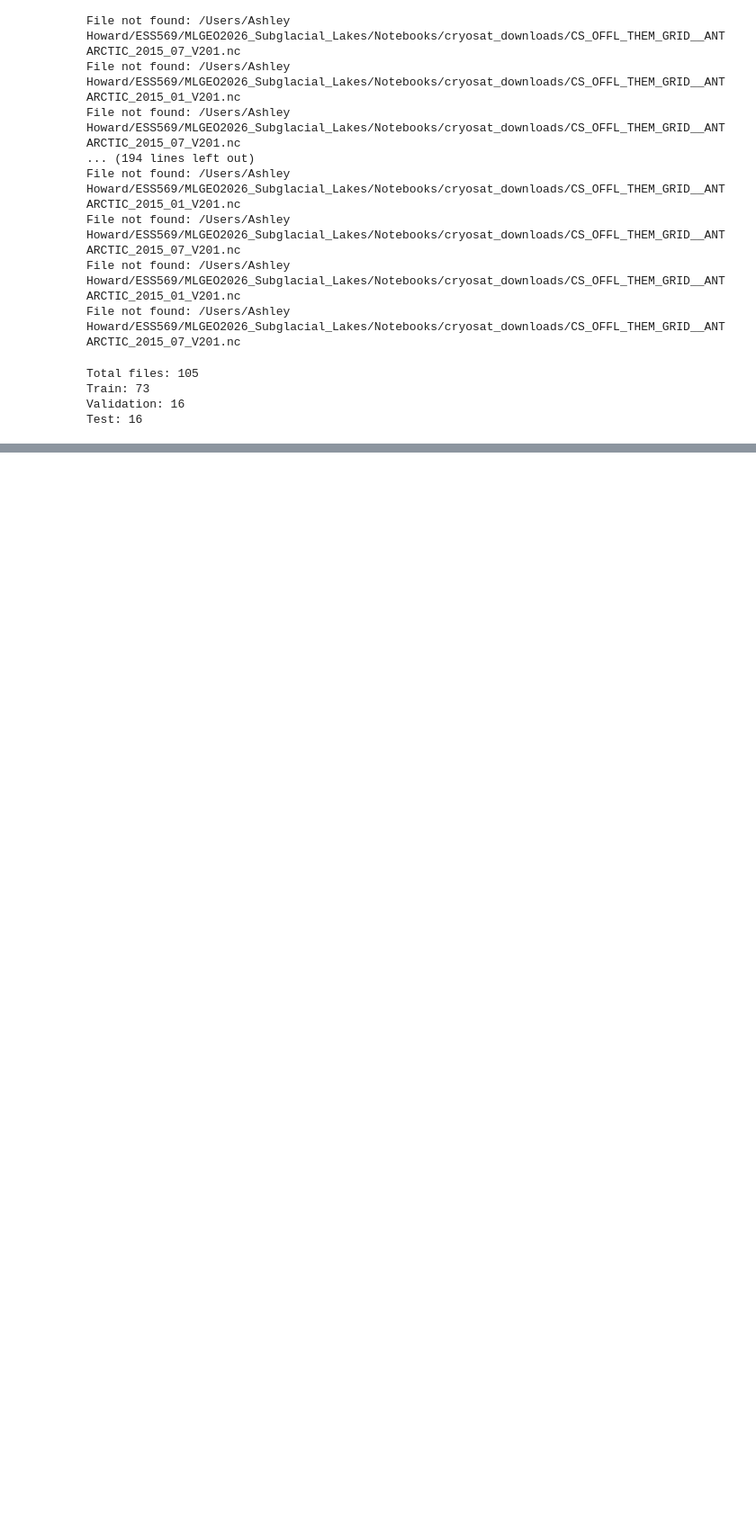
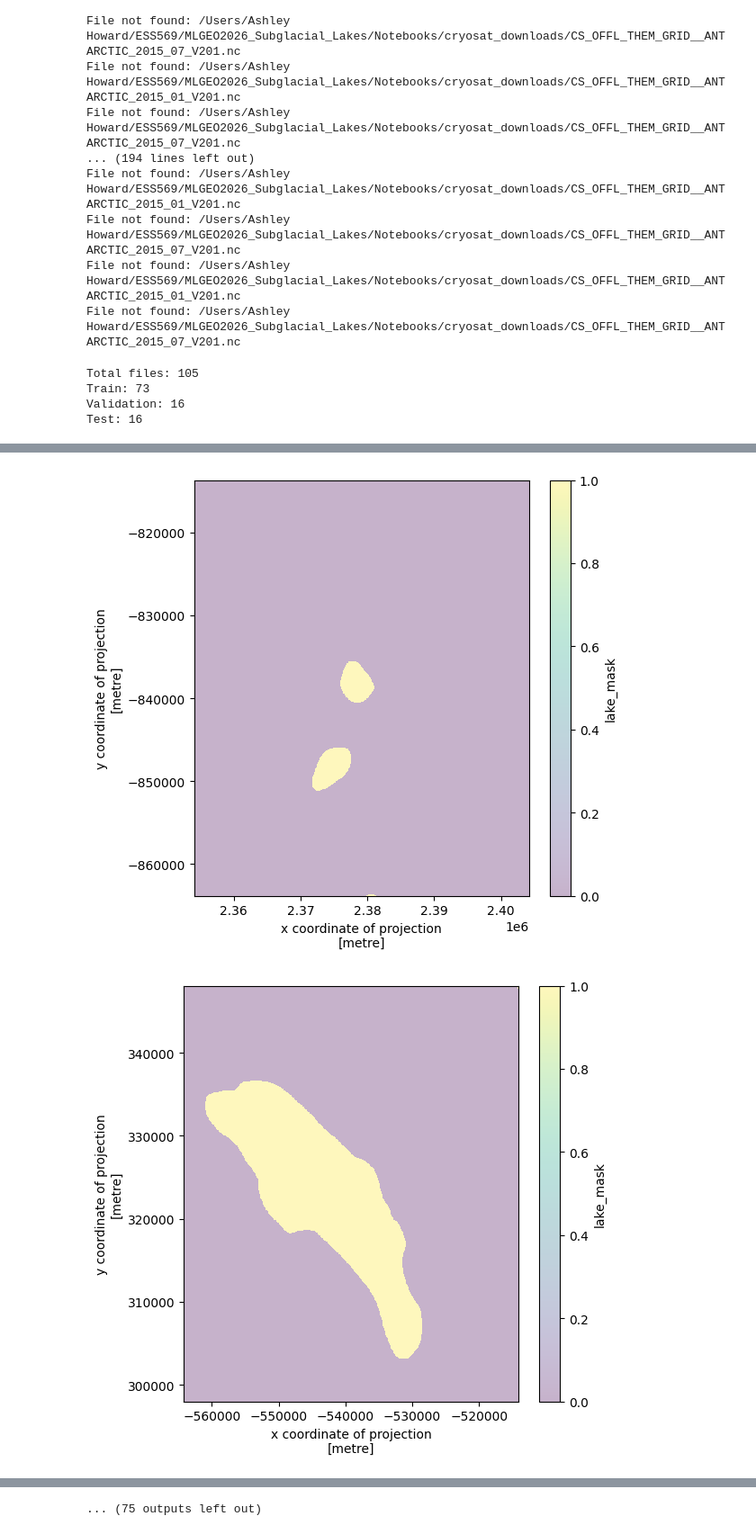
Before and after one commit to UW-MLGEO/MLGEO2026_Subglacial_Lakes, a Jupyter notebook: Notebooks/5.1_Data_Finalized_Split.ipynb, the cells around one changed output, grey strips where cells are left out. Shown at 90% size. Saved outputs shown, nothing was run; the diff lists cells and outputs as text; code cells hidden in the pictures; blank space fills up the shorter version.

```diff
--- a/Notebooks/5.1_Data_Finalized_Split.ipynb
+++ b/Notebooks/5.1_Data_Finalized_Split.ipynb
@@ -338,0 +488,19 @@ df.to_csv(out_dir/"dataset_split.csv", index=False)
+# %%
+import geopandas as gpd
+
+existing_boundary_pathName = r'/Users/Ashley Howard/ESS569/MLGEO2026_Subglacial_Lakes/Notebooks/Wilson_2025_Antarctica_SGL_data_and_code/boundaries/existing_sgl_lake_boundaries/*.geojson'
+new_boundary_pathName = r'/Users/Ashley Howard/ESS569/MLGEO2026_Subglacial_Lakes/Notebooks/Wilson_2025_Antarctica_SGL_data_and_code/boundaries/new_sgl_glake_boundaries/*.geojson'
+
+import glob
+
+existing_filePaths = glob.glob(existing_boundary_pathName)
+existing_gdfs = [gpd.read_file(f).assign(lake_name=os.path.basename(f)) for f in existing_filePaths]
+print(len(existing_gdfs))
+
+new_filePaths = glob.glob(new_boundary_pathName)
+new_gdfs = [gpd.read_file(f).assign(lake_name=os.path.basename(f)) for f in new_filePaths]
+print(len(new_gdfs))
+
+lakes = gpd.GeoDataFrame(pd.concat(existing_gdfs + new_gdfs, ignore_index=True))
+
+lakes = lakes.to_crs("EPSG:3031")
@@ -338,0 +594,54 @@ df.to_csv(out_dir/"dataset_split.csv", index=False)
+# %%
+anomaly_folder = r'/Users/Ashley Howard/ESS569/MLGEO2026_Subglacial_Lakes/Notebooks/lakesTS/'
+mask_folder =  r'/Users/Ashley Howard/ESS569/MLGEO2026_Subglacial_Lakes/Notebooks/lake_masks/'
+files = sorted(glob.glob(anomaly_folder + "*.nc"))
+
+for file in files:
+
+    print("Processing:", file)
+
+    ds = xr.open_dataset(file)
+
+    # If anomaly stored in dataset
+    anomaly = ds["anomaly"]
+
+    if anomaly is None:
+        continue
+    xmin = float(anomaly.x.min())
+    xmax = float(anomaly.x.max())
+    ymin = float(anomaly.y.min())
+    ymax = float(anomaly.y.max())
+
+    # Select only lakes inside this tile
+    lakes_local = lakes.cx[xmin:xmax, ymin:ymax]
+
+    if len(lakes_local) == 0:
+        print("No lakes in this tile")
+        continue
+
+    transform = anomaly.rio.transform()
+    shape = (anomaly.sizes["y"], anomaly.sizes["x"])
+
+    mask = rasterize(
+        [(geom, 1) for geom in lakes_local.geometry],
+        out_shape=shape,
+        transform=transform,
+        fill=0,
+        dtype="uint8"
+    )
+    mask_da = xr.DataArray(
+        mask,
+        coords={"y": anomaly.y, "x": anomaly.x},
+        dims=("y", "x"),
+        name="lake_mask"
+    )
+    plt.figure(figsize=(6,6))
+    mask_da.plot(alpha=0.3)
+    base = os.path.basename(file).replace(".nc","")
+
+    out_file = mask_folder + base + "_mask.nc"
+
+    mask_da.to_netcdf(out_file)
+
+    print("Saved:", out_file)
+# %% [output]
@@ -338,0 +682,2 @@ df.to_csv(out_dir/"dataset_split.csv", index=False)
+[figure, added]
+[figure, added]
@@ -338,0 +692 @@ df.to_csv(out_dir/"dataset_split.csv", index=False)
+... (75 outputs left out)
```
Also changed, not shown: parts of 11 cells of this notebook.
